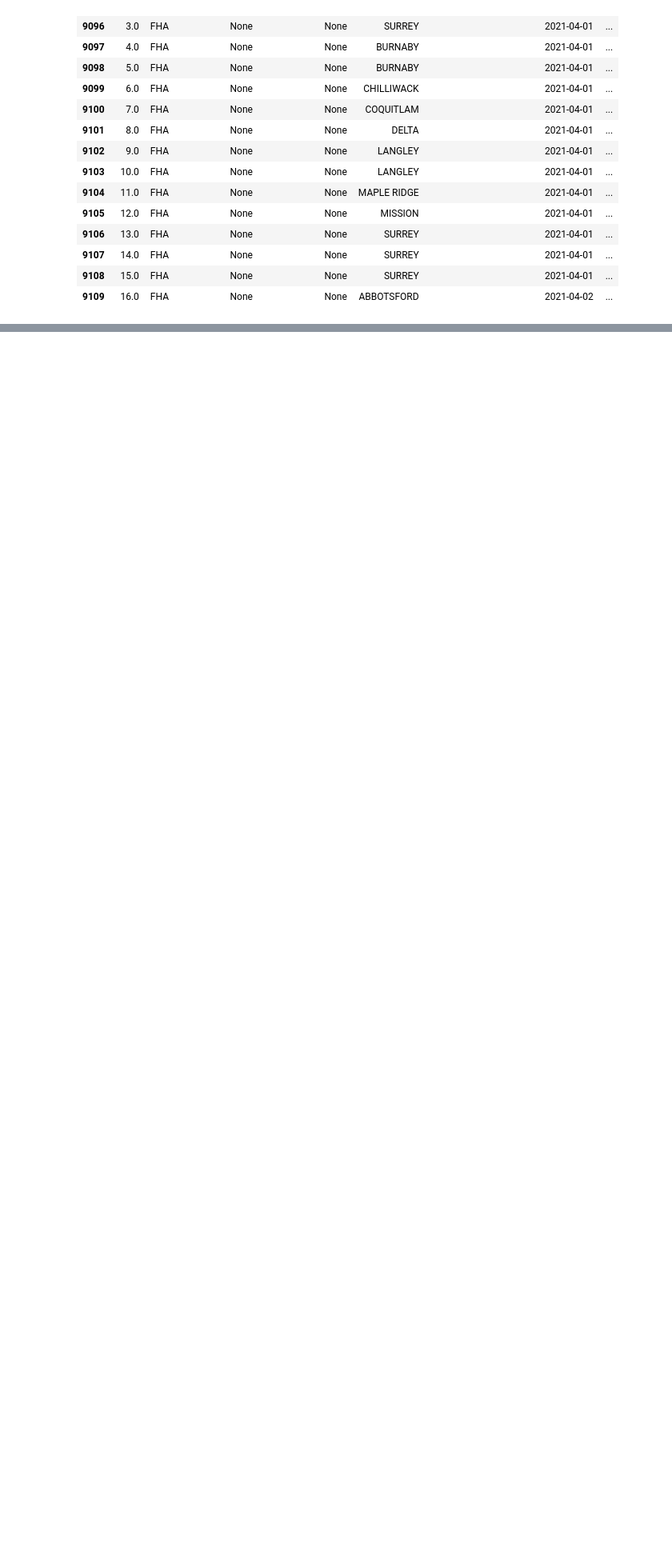
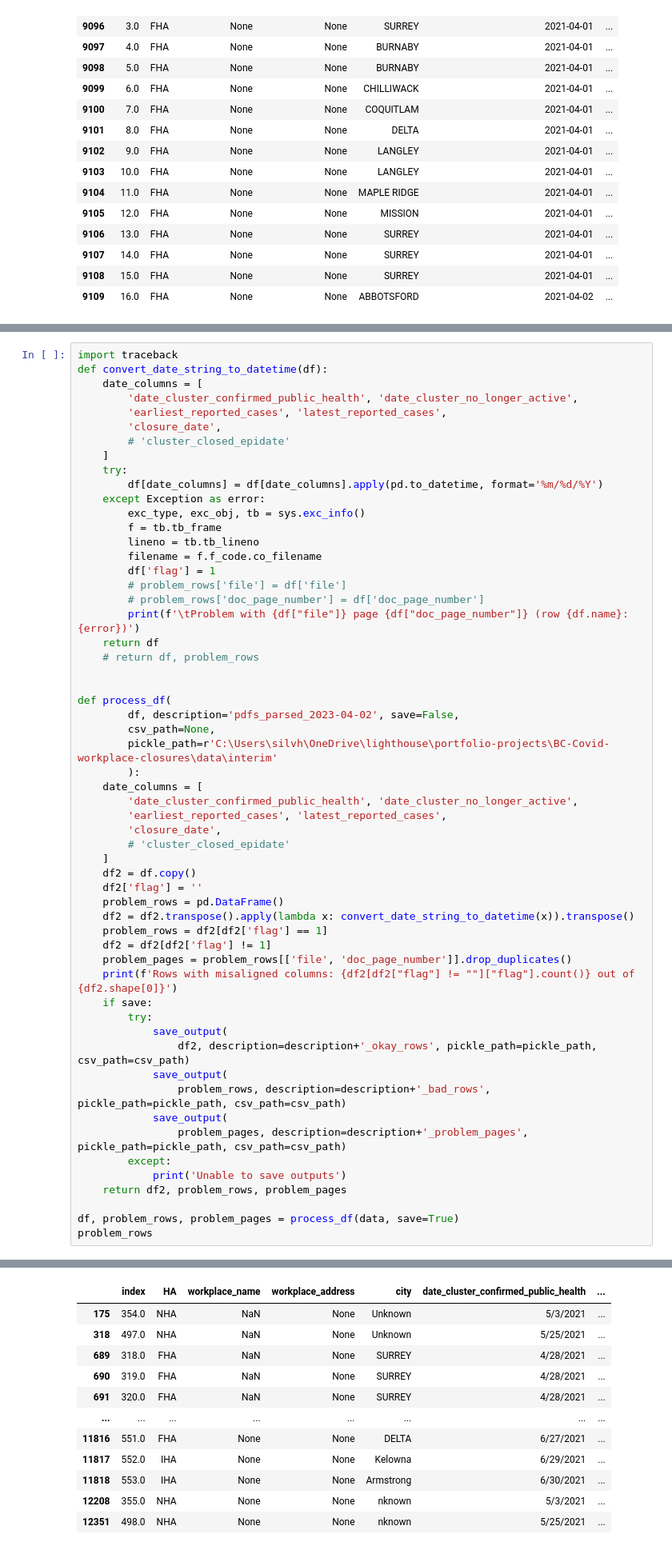
Before and after one commit to silvhua/BC-Covid-workplace-closures, a Jupyter notebook: notebooks/2023-04-22 align columns.ipynb, the cells around one changed output, grey strips where cells are left out. Shown at 80% size. Drawn from its saved outputs; the diff is of its cells as text; blank space fills up the shorter version.

Commit message:
Converted dates to datetime objects for rows with dates in the right columns

```diff
--- a/notebooks/2023-04-22 align columns.ipynb
+++ b/notebooks/2023-04-22 align columns.ipynb
@@ -200,0 +203,58 @@ dtype: object
+# %%
+import traceback
+def convert_date_string_to_datetime(df):
+    date_columns = [
+        'date_cluster_confirmed_public_health', 'date_cluster_no_longer_active',
+        'earliest_reported_cases', 'latest_reported_cases',
+        'closure_date',
+        # 'cluster_closed_epidate'
+    ]
+    try:
+        df[date_columns] = df[date_columns].apply(pd.to_datetime, format='%m/%d/%Y')
+    except Exception as error:
+        exc_type, exc_obj, tb = sys.exc_info()
+        f = tb.tb_frame
+        lineno = tb.tb_lineno
+        filename = f.f_code.co_filename
+        df['flag'] = 1
+        # problem_rows['file'] = df['file']
+        # problem_rows['doc_page_number'] = df['doc_page_number']
+        print(f'\tProblem with {df["file"]} page {df["doc_page_number"]} (row {df.name}: {error})')
+    return df
+    # return df, problem_rows
+
+
+def process_df(
+        df, description='pdfs_parsed_2023-04-02', save=False,
+        csv_path=None,
+        pickle_path=r'C:\Users\silvh\OneDrive\lighthouse\portfolio-projects\BC-Covid-workplace-closures\data\interim'
+        ):
+    date_columns = [
+        'date_cluster_confirmed_public_health', 'date_cluster_no_longer_active',
+        'earliest_reported_cases', 'latest_reported_cases',
+        'closure_date',
+        # 'cluster_closed_epidate'
+    ]
+    df2 = df.copy()
+    df2['flag'] = ''
+    problem_rows = pd.DataFrame()
+    df2 = df2.transpose().apply(lambda x: convert_date_string_to_datetime(x)).transpose()
+    problem_rows = df2[df2['flag'] == 1]
+    df2 = df2[df2['flag'] != 1]
+    problem_pages = problem_rows[['file', 'doc_page_number']].drop_duplicates()
+    print(f'Rows with misaligned columns: {df2[df2["flag"] != ""]["flag"].count()} out of {df2.shape[0]}')
+    if save:
+        try:
+            save_output(
+                df2, description=description+'_okay_rows', pickle_path=pickle_path, csv_path=csv_path)
+            save_output(
+                problem_rows, description=description+'_bad_rows', pickle_path=pickle_path, csv_path=csv_path)
+            save_output(
+                problem_pages, description=description+'_problem_pages', pickle_path=pickle_path, csv_path=csv_path)
+        except:
+            print('Unable to save outputs')
+    return df2, problem_rows, problem_pages
+
+df, problem_rows, problem_pages = process_df(data, save=True)
+problem_rows
+# %% [output]
@@ -200,0 +278,12 @@ dtype: object
+|  | index | HA | workplace_name | workplace_address | city | date_cluster_confirmed_public_health | ... |
+| 175 | 354.0 | NHA | NaN | None | Unknown | 5/3/2021 | ... |
+| 318 | 497.0 | NHA | NaN | None | Unknown | 5/25/2021 | ... |
+| 689 | 318.0 | FHA | NaN | None | SURREY | 4/28/2021 | ... |
+| 690 | 319.0 | FHA | NaN | None | SURREY | 4/28/2021 | ... |
+| 691 | 320.0 | FHA | NaN | None | SURREY | 4/28/2021 | ... |
+| ... | ... | ... | ... | ... | ... | ... | ... |
+| 11816 | 551.0 | FHA | None | None | DELTA | 6/27/2021 | ... |
+| 11817 | 552.0 | IHA | None | None | Kelowna | 6/29/2021 | ... |
+| 11818 | 553.0 | IHA | None | None | Armstrong | 6/30/2021 | ... |
+| 12208 | 355.0 | NHA | None | None | nknown | 5/3/2021 | ... |
+| 12351 | 498.0 | NHA | None | None | nknown | 5/25/2021 | ... |
```
Also changed, not shown: parts of 15 cells of this notebook, 3 other files.
